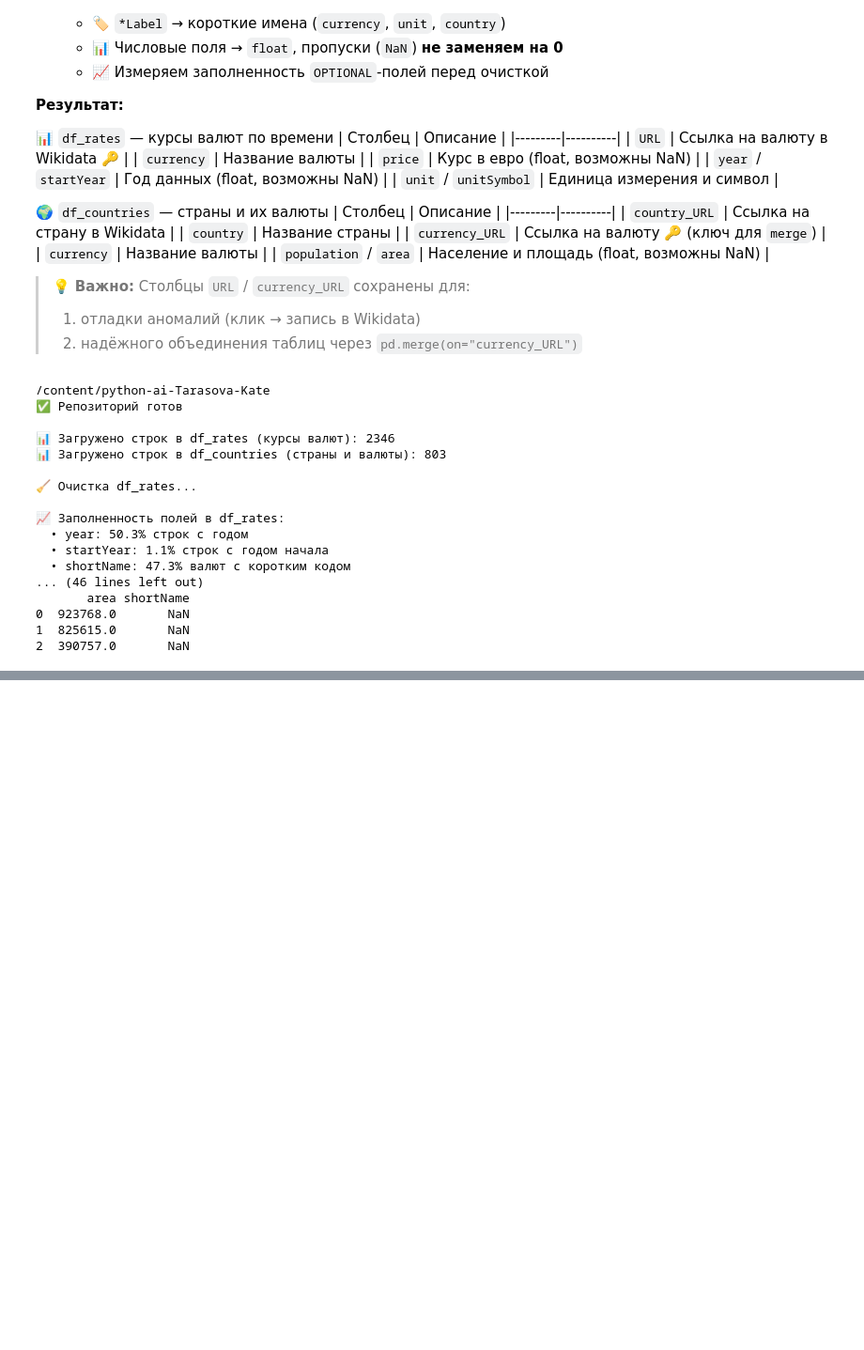
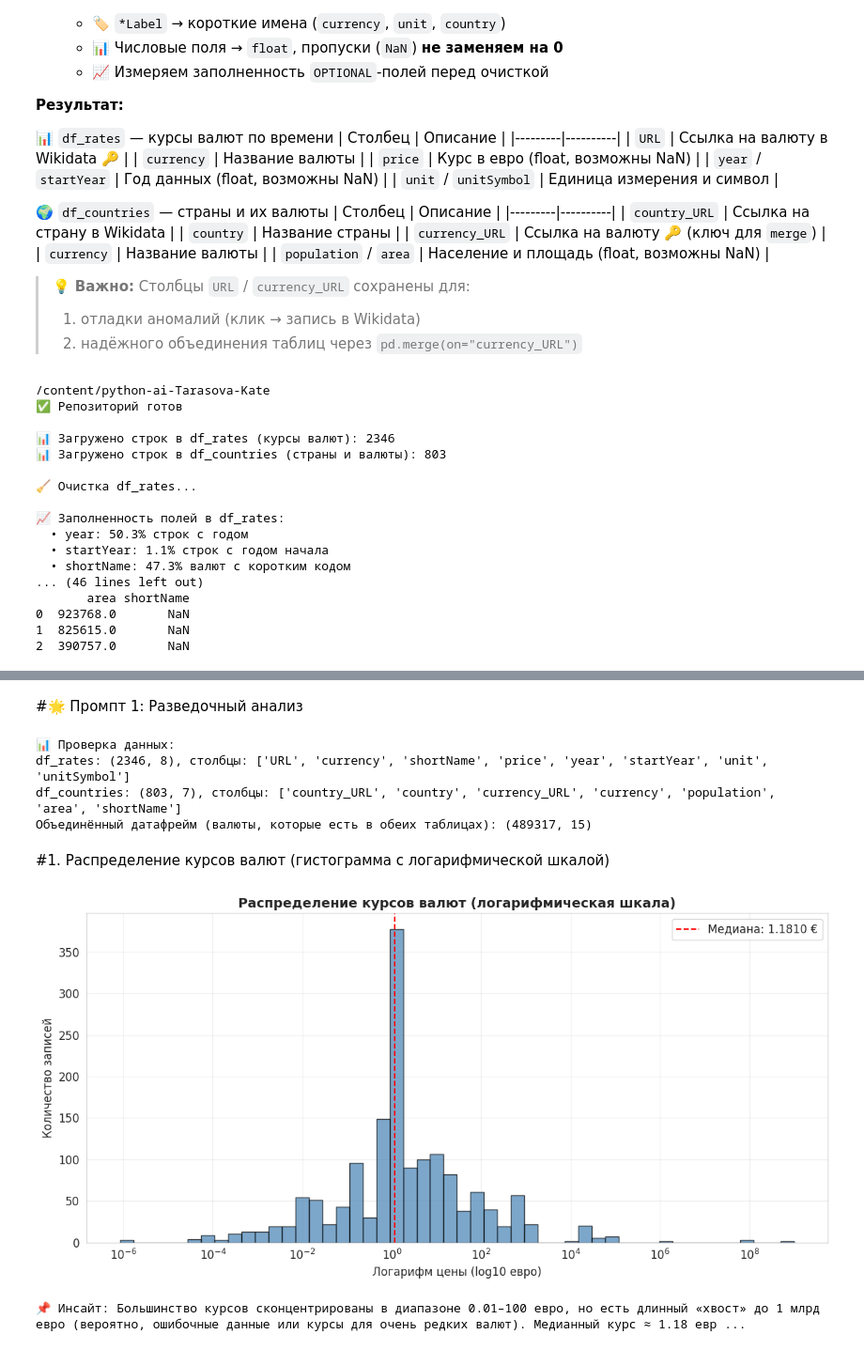
Before and after one commit to cathrineq/python-ai-Tarasova-Kate, a Jupyter notebook: notebooks/week3_visualization.ipynb, the cells around one changed output, grey strips where cells are left out. Shown at 94% size. Saved outputs shown, nothing was run; the diff lists cells and outputs as text; code cells hidden in the pictures; blank space fills up the shorter version.

```diff
--- a/notebooks/week3_visualization.ipynb
+++ b/notebooks/week3_visualization.ipynb
@@ -2507,0 +174,73 @@ print("\n" + "="*70)
+# %% [markdown]
+#🌟 Промпт 1: Разведочный анализ
+# %%
+# Установка дополнительных библиотек (если нужно)
+!pip install plotly -q  # для интерактивных графиков (опционально)
+
+import pandas as pd
+import numpy as np
+import matplotlib.pyplot as plt
+import seaborn as sns
+import warnings
+warnings.filterwarnings('ignore')
+
+# Настройка стиля
+sns.set_style("whitegrid")
+plt.rcParams['figure.figsize'] = (12, 6)
+plt.rcParams['font.size'] = 12
+plt.rcParams['axes.titlesize'] = 14
+plt.rcParams['axes.labelsize'] = 12
+
+# Проверка наличия данных (из предыдущих ячеек ноутбука)
+print("📊 Проверка данных:")
+print(f"df_rates: {df_rates.shape}, столбцы: {df_rates.columns.tolist()}")
+print(f"df_countries: {df_countries.shape}, столбцы: {df_countries.columns.tolist()}")
+
+# Создадим объединённый датафрейм для анализа связей
+# Объединяем по URL валюты (в df_rates - URL, в df_countries - currency_URL)
+df_merged = pd.merge(
+    df_rates,
+    df_countries,
+    left_on="URL",
+    right_on="currency_URL",
+    how="inner"
+)
+print(f"Объединённый датафрейм (валюты, которые есть в обеих таблицах): {df_merged.shape}")
+
+# Очистим от экстремальных выбросов для некоторых графиков (но не всех)
+df_rates_clean = df_rates[df_rates['price'] < 1e6].copy()  # убираем миллиардные курсы (вероятно ошибки)
+# %% [output]
+📊 Проверка данных:
+df_rates: (2346, 8), столбцы: ['URL', 'currency', 'shortName', 'price', 'year', 'startYear', 'unit', 'unitSymbol']
+df_countries: (803, 7), столбцы: ['country_URL', 'country', 'currency_URL', 'currency', 'population', 'area', 'shortName']
+Объединённый датафрейм (валюты, которые есть в обеих таблицах): (489317, 15)
+# %% [markdown]
+#1. Распределение курсов валют (гистограмма с логарифмической шкалой)
+# %%
+# Визуализация 1: Гистограмма цен (логарифмическая шкала)
+fig, ax = plt.subplots(figsize=(12, 6))
+
+# Убираем нулевые и бесконечные значения
+prices = df_rates['price'].dropna()
+prices = prices[prices > 0]
+
+ax.hist(np.log10(prices), bins=50, edgecolor='black', alpha=0.7, color='steelblue')
+ax.set_xlabel('Логарифм цены (log10 евро)', fontsize=12)
+ax.set_ylabel('Количество записей', fontsize=12)
+ax.set_title('Распределение курсов валют (логарифмическая шкала)', fontsize=14, fontweight='bold')
+ax.grid(True, alpha=0.3)
+
+# Добавляем аннотации с реальными значениями
+xticks = [-6, -4, -2, 0, 2, 4, 6, 8]
+ax.set_xticks(xticks)
+ax.set_xticklabels([f'$10^{{{int(x)}}}$' for x in xticks])
+ax.axvline(np.log10(prices.median()), color='red', linestyle='--', label=f'Медиана: {prices.median():.4f} €')
+ax.legend()
+
+plt.tight_layout()
+plt.show()
+
+print("📌 Инсайт: Большинство курсов сконцентрированы в диапазоне 0.01–100 евро, но есть длинный «хвост» до 1 млрд евро (вероятно, ошибочные данные или курсы для очень редких валют). Медианный курс ≈ 1.18 евро.")
+# %% [output]
+[figure, added]
+📌 Инсайт: Большинство курсов сконцентрированы в диапазоне 0.01–100 евро, но есть длинный «хвост» до 1 млрд евро (вероятно, ошибочные данные или курсы для очень редких валют). Медианный курс ≈ 1.18 евр ...
```
Also changed, not shown: parts of 43 cells of this notebook.
